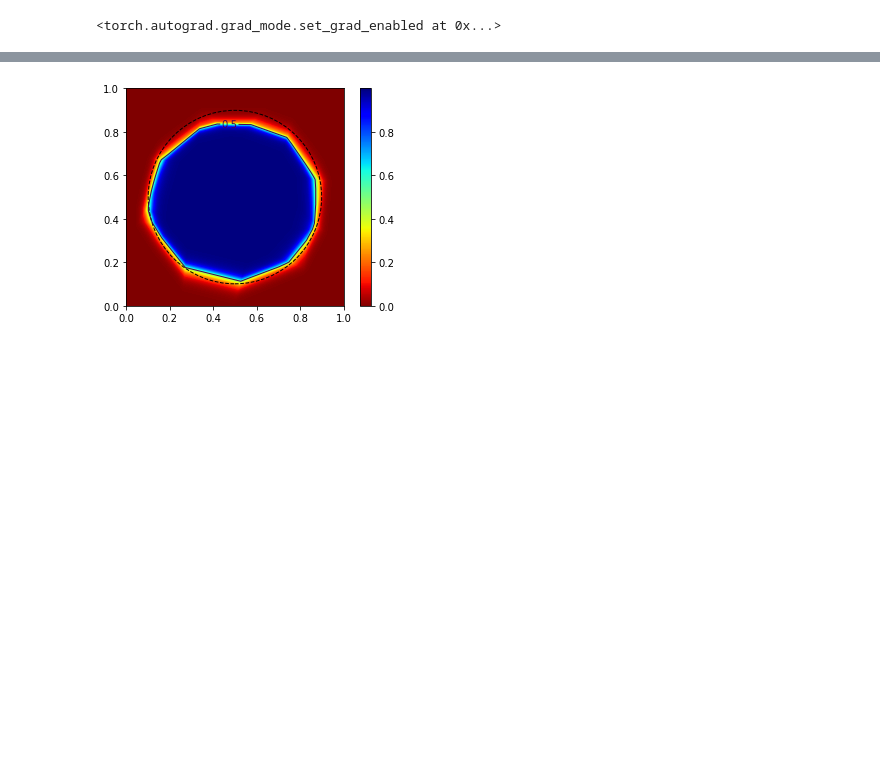
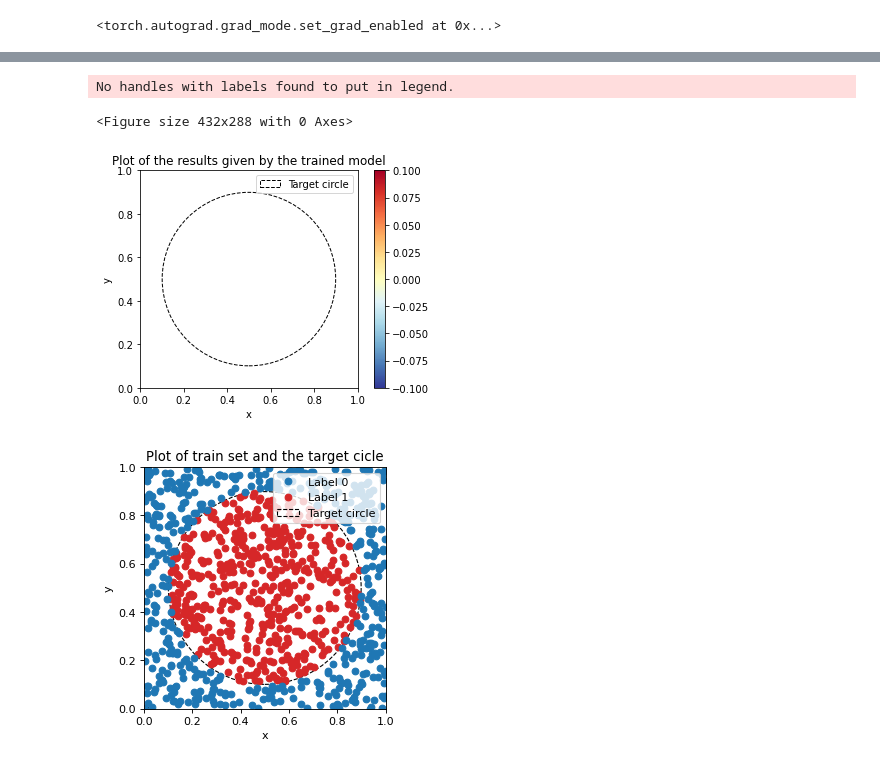
Before and after one commit to gaspardvilla/DL, a Jupyter notebook: Project 2/Project_2.ipynb, the cells around one changed output, grey strips where cells are left out. Drawn from its saved outputs; the diff is of its cells as text; code cells hidden in the pictures; blank space fills up the shorter version.

```diff
--- a/Project 2/Project_2.ipynb
+++ b/Project 2/Project_2.ipynb
@@ -377,11 +457,13 @@ def get_tests(n):
 # %%
+# PAS TOUCHE
+
 train_input, train_classes, _, _ = create_problem(1000)
 #print(train_input.size())
 #print(train_input.narrow(0, b, mini_batch_size).size())
 nb_epochs = 100
-mini_batch_size = 1
+mini_batch_size = 10
 
-model = Sequential([Linear(2,25), Leaky_ReLU(), Linear(25,25), Leaky_ReLU(), Linear(25,2), Leaky_ReLU()], CrossEntropyLoss())
+model = Sequential([Linear(2,25), Tanh(), Linear(25,25), Tanh(), Linear(25,25), Tanh(), Linear(25,2), Tanh()], CrossEntropyLoss())
 model.lr_method("Adam", 1.0e-3)
 train_model(model, train_input, train_classes, nb_epochs, mini_batch_size)
 # %%
@@ -443,25 +515,63 @@ for k in range(grid_x.size(0)):
 # %%
 def showTensor(aTensor):
+    plt.figure(1)
     figure, axes = plt.subplots()
-
-    color_map = plt. cm. get_cmap('jet')
+    color_map = plt.cm.get_cmap('RdYlBu')
     reversed_color_map = color_map.reversed()
 
     im = imshow(aTensor.numpy(), origin='lower', extent=[0,1,0,1], cmap=reversed_color_map)
 
-    cset = contour(aTensor,arange(0.5,1.5,1),linewidths=1.0,
-                       origin='lower', extent=[0,1,0,1])
-    clabel(cset,inline=True,fmt='%1.1f',fontsize=10)
+    #cset = contour(aTensor,arange(0.5,1.5,1),linewidths=1.0,
+    #                   origin='lower', extent=[0,1,0,1])
+    #clabel(cset,inline=True,fmt='%1.1f',fontsize=10)
 
     # Radius of our circle
+    axes = plt.gca()
     R = 1 / math.sqrt(2 * math.pi)
-    Drawing_uncolored_circle = plt.Circle((0.5, 0.5 ), R, edgecolor=(0, 0, 0), fill=False, linestyle = '--')
+    Drawing_uncolored_circle = plt.Circle((0.5, 0.5 ), R, fill=False, linestyle = '--', label='Target circle')
     axes.set_aspect(1)
     axes.add_artist(Drawing_uncolored_circle)
 
+    plt.xlabel('x')
+    plt.ylabel('y')
+    plt.title('Plot of the results given by the trained model')
+    plt.legend()
+    plt.legend(handles=[Drawing_uncolored_circle], loc='upper right')
+
     colorbar(im)
-    plt.show()
+    plt.savefig('Final.jpg')
+
 
 showTensor(Z);
+
+plt.figure(2)
+Label=train_classes.view(-1).float() # 1- to display the other label
+x1=(train_input.narrow(1,0,1).view(-1)*Label);
+y1=(train_input.narrow(1,1,1).view(-1)*Label);
+x0=(train_input.narrow(1,0,1).view(-1)*(1-Label));
+y0=(train_input.narrow(1,1,1).view(-1)*(1-Label));
+plt.figure(num=None, figsize=(8, 4), dpi=80, facecolor='w', edgecolor='k')
+
+plt.gca().set_aspect('equal', adjustable='box')
+axes = plt.gca();
+Lab1, = plt.plot(x1, y1, 'C3o', label='Label 1');
+Lab0, = plt.plot(x0, y0, 'C0o', label='Label 0');
+plt.xlabel('x')
+plt.ylabel('y')
+
+R = 1 / math.sqrt(2 * math.pi)
+Drawing_uncolored_circle = plt.Circle((0.5, 0.5 ), R, fill=False, linestyle = '--', label='Target circle')
+axes.set_aspect(1)
+axes.add_artist(Drawing_uncolored_circle)
+
+plt.title('Plot of train set and the target cicle')
+plt.legend()
+plt.legend(handles=[Lab0, Lab1, Drawing_uncolored_circle], loc='upper right')
+axes.set_xlim([0,1]);
+axes.set_ylim([0,1]);
+plt.savefig('Train.jpg')
 # %% [output]
+No handles with labels found to put in legend.
+<Figure size 432x288 with 0 Axes>
-[figure, old version]
+[figure, new version]
+[figure, added]
```
Also changed, not shown: parts of 16 cells of this notebook, 34 other files.
